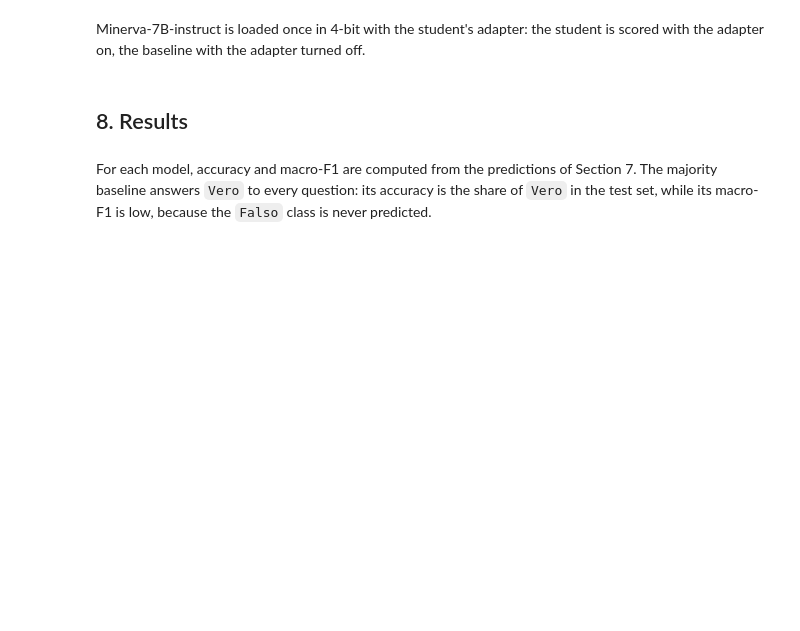
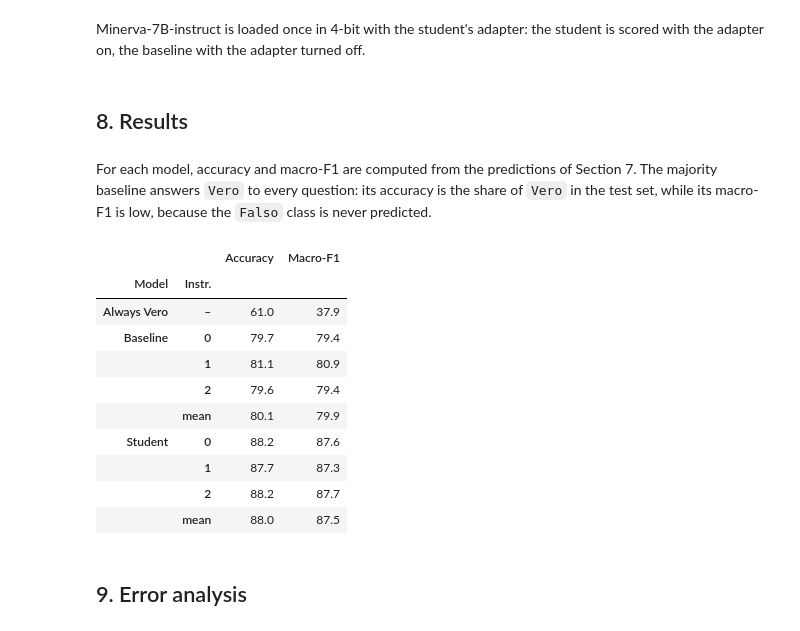
Before and after one commit to francescobaio/bonita-it-boolq, a Jupyter notebook: bonita.ipynb, the cells around one changed output. Drawn from its saved outputs; the diff is of its cells as text; code cells hidden in the pictures; blank space fills up the shorter version.

```diff
--- a/bonita.ipynb
+++ b/bonita.ipynb
@@ -587,24 +601,57 @@ For each model, accuracy and macro-F1 are computed from the predictions of Secti
 # %%
 def macro_f1(pred: np.ndarray, gold: np.ndarray) -> float:
     f1s = []
     for c in (0, 1):
         tp = np.sum((pred == c) & (gold == c))
         fp = np.sum((pred == c) & (gold != c))
         fn = np.sum((pred != c) & (gold == c))
         f1s.append(2 * tp / (2 * tp + fp + fn) if tp + fp + fn else 0.0)
     return float(np.mean(f1s))
 
 
 def summarize(pred: np.ndarray) -> dict[str, float]:
     return {"acc": float(np.mean(pred == gold_labels)), "macro_f1": macro_f1(pred, gold_labels)}
 
 
-results = {"always Vero (majority)": summarize(np.ones_like(gold_labels))}
-for name, preds in predictions.items():
-    per_variant = [summarize(pred) for pred in preds]
-    for i, metrics in enumerate(per_variant):
-        results[f"{name}, instruction {i}"] = metrics
-    results[f"{name}, mean"] = {k: float(np.mean([s[k] for s in per_variant])) for k in per_variant[0]}
+if "predictions" not in globals() and os.path.exists(RESULTS_PATH):
+    # Section 7 was skipped: the metrics saved by a previous run are reloaded
+    with open(RESULTS_PATH) as f:
+        results = json.load(f)["results"]
+else:
+    results = {"always Vero (majority)": summarize(np.ones_like(gold_labels))}
+    for name, preds in predictions.items():
+        per_variant = [summarize(pred) for pred in preds]
+        for i, metrics in enumerate(per_variant):
+            results[f"{name}, instruction {i}"] = metrics
+        results[f"{name}, mean"] = {k: float(np.mean([s[k] for s in per_variant])) for k in per_variant[0]}
 
-results_table = pd.DataFrame(results).T
-display(results_table)
+# same layout as the table of Section 9.1 and of the report
+table = {}
+for key, metrics in results.items():
+    model, _, instruction = key.partition(", ")  # e.g. "Baseline, instruction 0"
+    if not instruction:  # the majority baseline
+        model, instruction = "Always Vero", "-"
+    table[model, instruction.removeprefix("instruction ")] = metrics
+n_rows = len(results) // 2  # rows of Baseline and Student, mean included
+(100 * pd.DataFrame(table).T).rename(columns={"acc": "Accuracy", "macro_f1": "Macro-F1"}).rename_axis(
+    ["Model", "Instr."]
+).style.format("{:.1f}").set_table_styles(
+    [
+        {"selector": "th.level0", "props": "vertical-align: middle; text-align: center"},
+        # lines before Baseline and before Student
+        {"selector": "tbody tr:nth-child(2) > *", "props": "border-top: 1px solid"},
+        {"selector": f"tbody tr:nth-child({n_rows + 2}) > *", "props": "border-top: 1px solid"},
+    ]
+)
+# %% [output]
+|  |  | Accuracy | Macro-F1 |
+| Model | Instr. |  |  |
+| Always Vero | – | 61.0 | 37.9 |
+| Baseline | 0 | 79.7 | 79.4 |
+|  | 1 | 81.1 | 80.9 |
+|  | 2 | 79.6 | 79.4 |
+|  | mean | 80.1 | 79.9 |
+| Student | 0 | 88.2 | 87.6 |
+|  | 1 | 87.7 | 87.3 |
+|  | 2 | 88.2 | 87.7 |
+|  | mean | 88.0 | 87.5 |
@@ -624,0 +658,2 @@ with open(RESULTS_PATH, "w") as f:
+# %% [markdown]
+## 9. Error analysis
```
Also changed, not shown: parts of 46 cells of this notebook, 3 other files.
